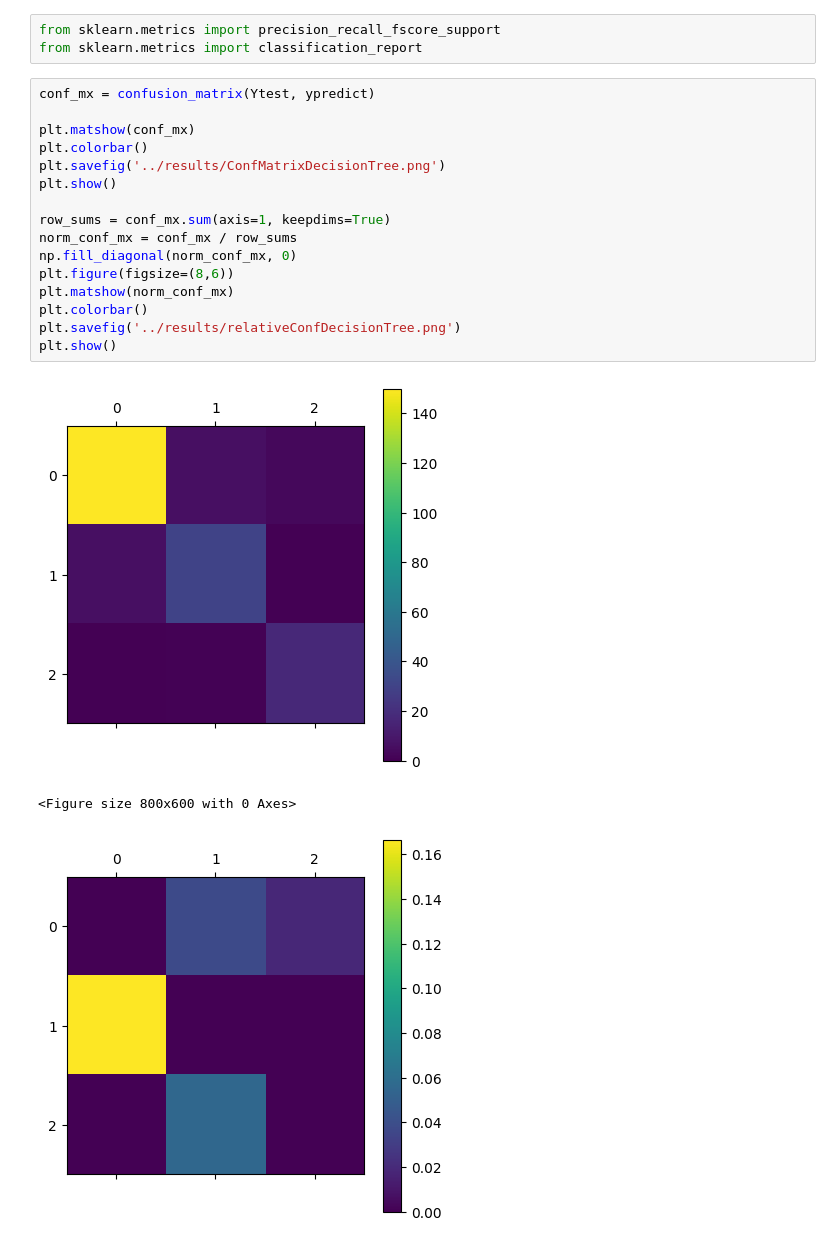
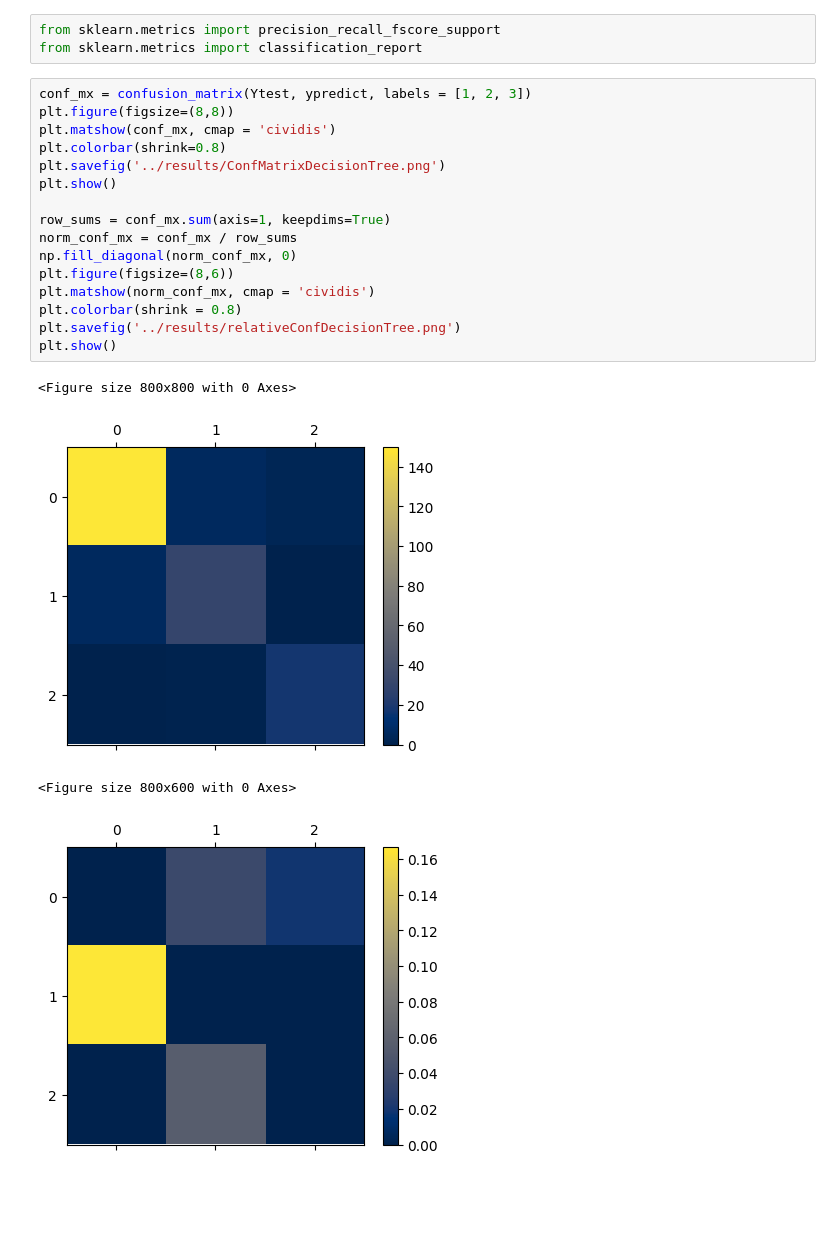
Before and after one commit to RodrigoZonzin/machine_learning_ufsj, a Jupyter notebook: tp1/models/DecisionTree.ipynb, the cells around one changed output. Drawn from its saved outputs; the diff is of its cells as text; blank space fills up the shorter version.

```diff
--- a/tp1/models/DecisionTree.ipynb
+++ b/tp1/models/DecisionTree.ipynb
@@ -51,25 +55,26 @@ ypredict = dt_classificador.predict(Xtest)
 from sklearn.metrics import precision_recall_fscore_support
 from sklearn.metrics import classification_report
 # %%
-conf_mx = confusion_matrix(Ytest, ypredict)
-
-plt.matshow(conf_mx)
-plt.colorbar()
+conf_mx = confusion_matrix(Ytest, ypredict, labels = [1, 2, 3])
+plt.figure(figsize=(8,8))
+plt.matshow(conf_mx, cmap = 'cividis')
+plt.colorbar(shrink=0.8)
 plt.savefig('../results/ConfMatrixDecisionTree.png')
 plt.show()
 
 row_sums = conf_mx.sum(axis=1, keepdims=True)
 norm_conf_mx = conf_mx / row_sums
 np.fill_diagonal(norm_conf_mx, 0)
 plt.figure(figsize=(8,6))
-plt.matshow(norm_conf_mx)
-plt.colorbar()
+plt.matshow(norm_conf_mx, cmap = 'cividis')
+plt.colorbar(shrink = 0.8)
 plt.savefig('../results/relativeConfDecisionTree.png')
 plt.show()
 # %% [output]
+<Figure size 800x800 with 0 Axes>
-[figure, old version]
+[figure, new version]
-<Figure size 800x600 with 0 Axes>
+<Figure size 800x600 with 0 Axes>
-[figure, old version]
+[figure, new version]
 # %%
 fresults = open('../results/classificationMetricsDecisionTree.png', 'w+')
 fresults.write(classification_report(Ytest, ypredict))
```
Also changed, not shown: parts of 4 cells of this notebook, 17 other files.
